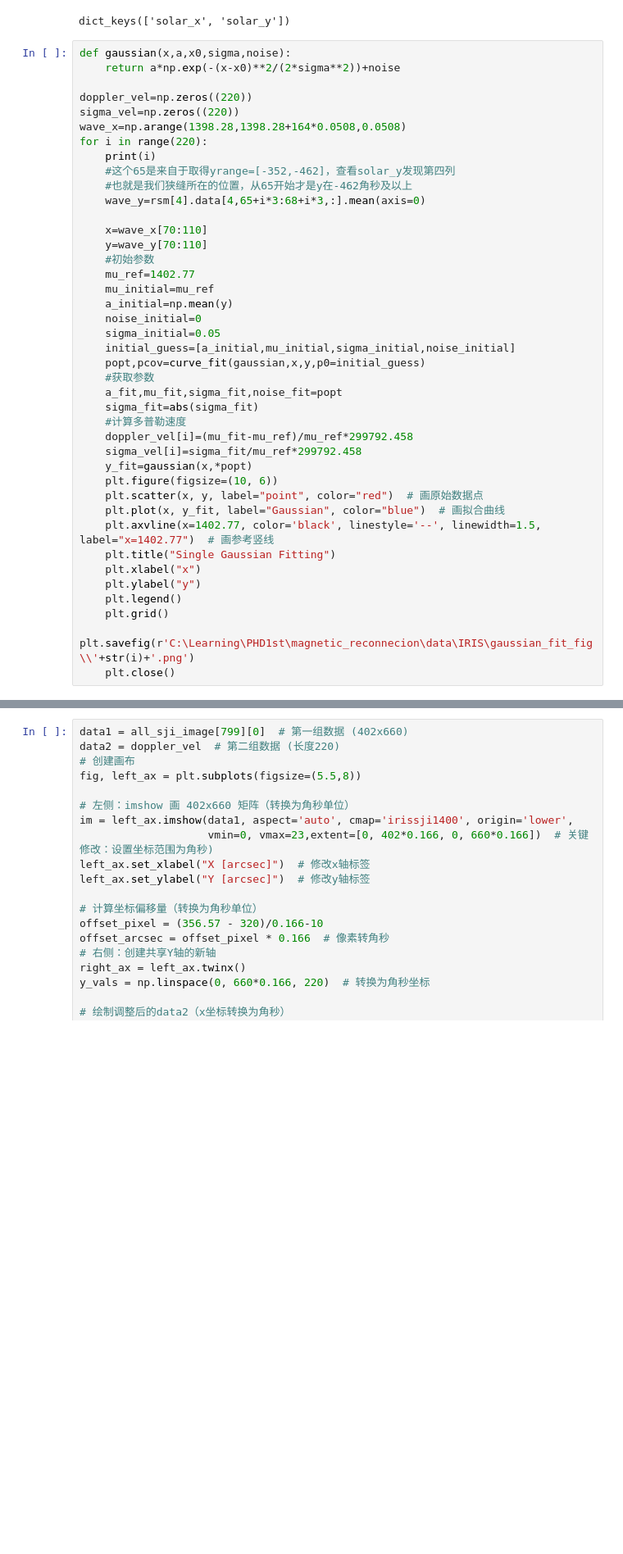
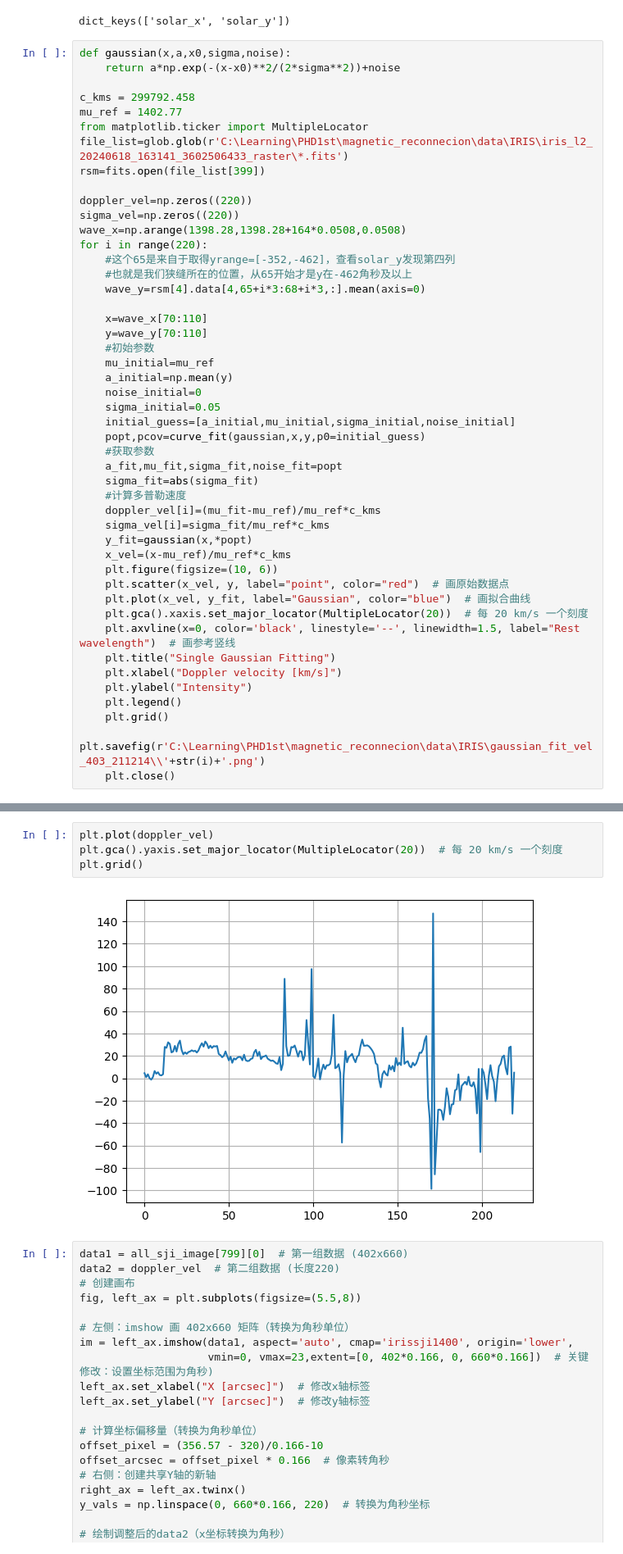
Before and after one commit to xiaosjh/reconnection, a Jupyter notebook: iris_analysis4.ipynb, the cells around one changed output, grey strips where cells are left out. Shown at 82% size. Cells and saved outputs as stored; diff of their text form; blank space fills up the shorter version.

Commit message:
gaussian_fit.py

```diff
--- a/iris_analysis4.ipynb
+++ b/iris_analysis4.ipynb
@@ -34,12 +34,17 @@ dict_keys(['solar_x', 'solar_y'])
 # %%
 def gaussian(x,a,x0,sigma,noise):
     return a*np.exp(-(x-x0)**2/(2*sigma**2))+noise
+
+c_kms = 299792.458
+mu_ref = 1402.77
+from matplotlib.ticker import MultipleLocator
+file_list=glob.glob(r'C:\Learning\PHD1st\magnetic_reconnecion\data\IRIS\iris_l2_20240618_163141_3602506433_raster\*.fits')
+rsm=fits.open(file_list[399])
 
 doppler_vel=np.zeros((220))
 sigma_vel=np.zeros((220))
 wave_x=np.arange(1398.28,1398.28+164*0.0508,0.0508)
 for i in range(220):
-    print(i)
     #这个65是来自于取得yrange=[-352,-462]，查看solar_y发现第四列
     #也就是我们狭缝所在的位置，从65开始才是y在-462角秒及以上
     wave_y=rsm[4].data[4,65+i*3:68+i*3,:].mean(axis=0)
@@ -47,7 +52,6 @@ for i in range(220):
     x=wave_x[70:110]
     y=wave_y[70:110]
     #初始参数
-    mu_ref=1402.77
     mu_initial=mu_ref
     a_initial=np.mean(y)
     noise_initial=0
@@ -58,17 +62,19 @@ for i in range(220):
     a_fit,mu_fit,sigma_fit,noise_fit=popt
     sigma_fit=abs(sigma_fit)
     #计算多普勒速度
-    doppler_vel[i]=(mu_fit-mu_ref)/mu_ref*299792.458
-    sigma_vel[i]=sigma_fit/mu_ref*299792.458
+    doppler_vel[i]=(mu_fit-mu_ref)/mu_ref*c_kms
+    sigma_vel[i]=sigma_fit/mu_ref*c_kms
     y_fit=gaussian(x,*popt)
+    x_vel=(x-mu_ref)/mu_ref*c_kms
     plt.figure(figsize=(10, 6))
-    plt.scatter(x, y, label="point", color="red")  # 画原始数据点
-    plt.plot(x, y_fit, label="Gaussian", color="blue")  # 画拟合曲线
-    plt.axvline(x=1402.77, color='black', linestyle='--', linewidth=1.5, label="x=1402.77")  # 画参考竖线
+    plt.scatter(x_vel, y, label="point", color="red")  # 画原始数据点
+    plt.plot(x_vel, y_fit, label="Gaussian", color="blue")  # 画拟合曲线
+    plt.gca().xaxis.set_major_locator(MultipleLocator(20))  # 每 20 km/s 一个刻度
+    plt.axvline(x=0, color='black', linestyle='--', linewidth=1.5, label="Rest wavelength")  # 画参考竖线
     plt.title("Single Gaussian Fitting")
-    plt.xlabel("x")
-    plt.ylabel("y")
+    plt.xlabel("Doppler velocity [km/s]")
+    plt.ylabel("Intensity")
     plt.legend()
     plt.grid()
-    plt.savefig(r'C:\Learning\PHD1st\magnetic_reconnecion\data\IRIS\gaussian_fit_fig\\'+str(i)+'.png')
+    plt.savefig(r'C:\Learning\PHD1st\magnetic_reconnecion\data\IRIS\gaussian_fit_vel_403_211214\\'+str(i)+'.png')
     plt.close()
@@ -110,3 +81,9 @@ for i in range(220):
+# %%
+plt.plot(doppler_vel)
+plt.gca().yaxis.set_major_locator(MultipleLocator(20))  # 每 20 km/s 一个刻度
+plt.grid()
+# %% [output]
+[figure, added]
 # %%
 data1 = all_sji_image[799][0]  # 第一组数据 (402x660)
 data2 = doppler_vel  # 第二组数据 (长度220)
```
Also changed, not shown: parts of 4 cells of this notebook, 4 other files.
